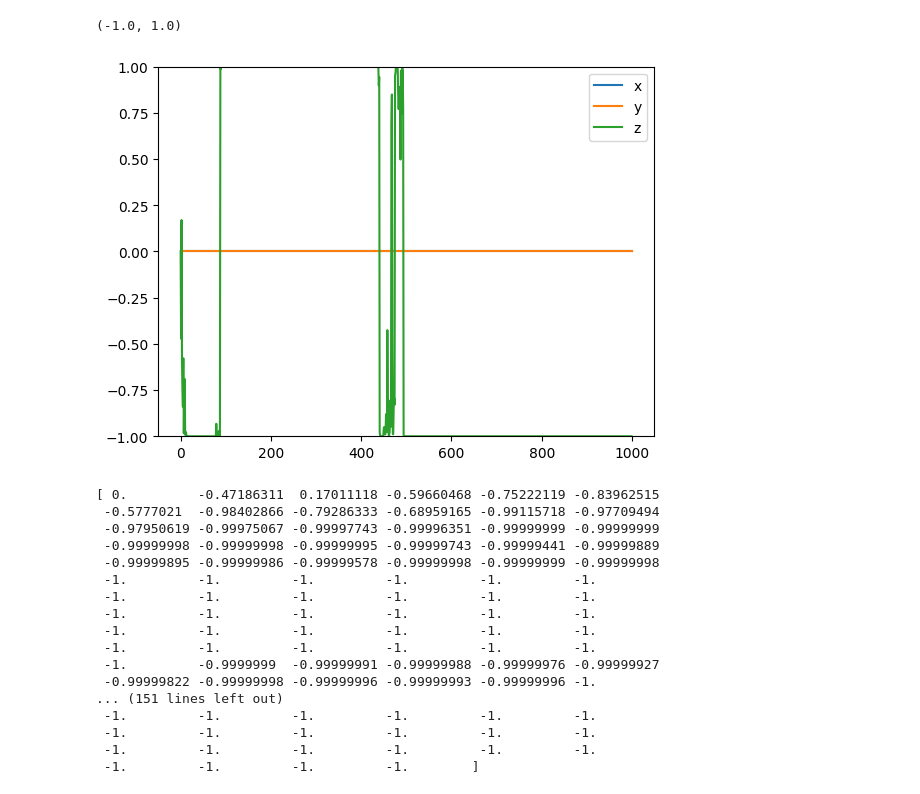
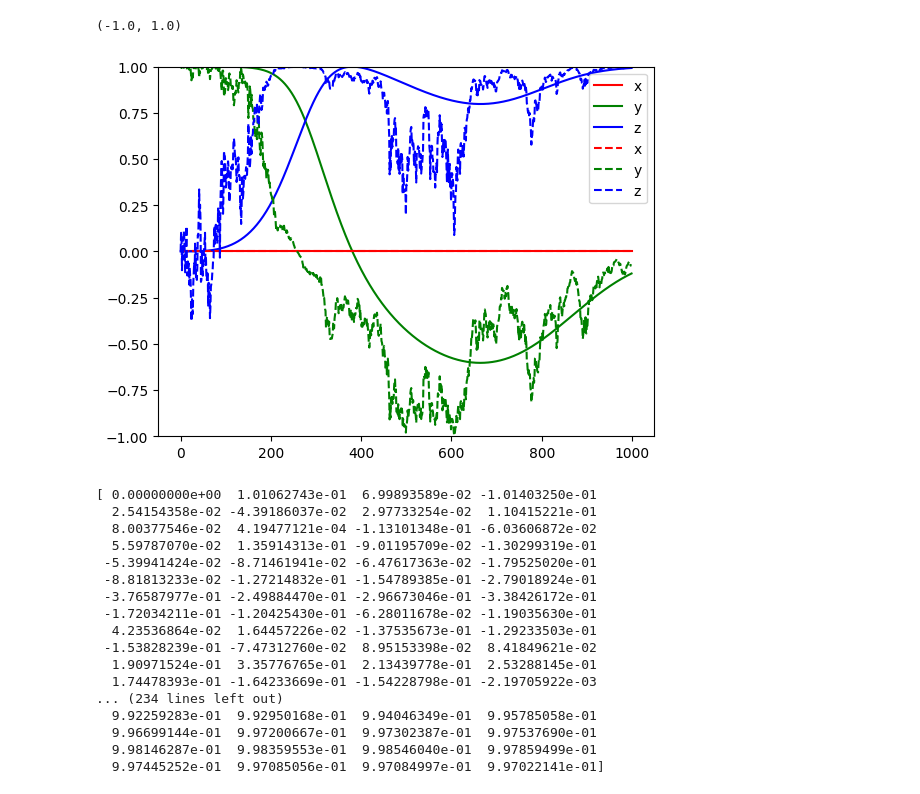
Before and after one commit to jcsteinmetz/quantum-trajectories, a Jupyter notebook: notebooks/single_trajectory.ipynb, the cells around one changed output. Cells and saved outputs as stored; diff of their text form; code cells hidden in the pictures.

Commit message:
reset qubit

```diff
--- a/notebooks/single_trajectory.ipynb
+++ b/notebooks/single_trajectory.ipynb
@@ -8,40 +8,44 @@ from matplotlib import pyplot as plt
 from sqt.qubit import Qubit
 from sqt.drive import Rabi, Measurement
 # %%
-rabi_drive = Rabi(rotation_axis = [1,0,0], rotation_angle = np.pi, time_start = 0, time_end = 200)
-measurement_drive = Measurement(measurement_axis = [0,0,1], tau = 1000)
-measurement_drive_x = Measurement(measurement_axis = [1,0,0], tau = 1000)
+rabi_drive = Rabi(rotation_axis = [1,0,0], rotation_angle = np.pi, time_start = 0, time_end = 1000)
+measurement_drive = Measurement(measurement_axis = [0,0,1], tau = 100)
 
-qubit = Qubit([0,0,0])
-qubit.set_drives([measurement_drive])
+qubit = Qubit([0,1,0])
+qubit.set_drives([rabi_drive, measurement_drive])
 
-time, traj_data = qubit.trajectory(time_start = 0, time_end = 1000, dt = 1, stochastic = True)
+time, ens_avg_data = qubit.trajectory(time_start = 0, time_end = 1000, dt = 1, stochastic = False)
+_, traj_data = qubit.trajectory(time_start = 0, time_end = 1000, dt = 1)
 # %%
-plt.plot(time, traj_data[0], label='x')
-plt.plot(time, traj_data[1], label='y')
-plt.plot(time, traj_data[2], label='z')
+plt.plot(time, ens_avg_data[0], 'r', label='x')
+plt.plot(time, ens_avg_data[1], 'g', label='y')
+plt.plot(time, ens_avg_data[2], 'b', label='z')
+
+plt.plot(time, traj_data[0], 'r--', label='x')
+plt.plot(time, traj_data[1], 'g--', label='y')
+plt.plot(time, traj_data[2], 'b--', label='z')
 plt.legend()
 plt.ylim([-1,1])
 # %% [output]
 (-1.0, 1.0)
-[figure, old version]
+[figure, new version]
 # %%
 print(traj_data[2])
 # %% [output]
-[ 0.         -0.47186311  0.17011118 -0.59660468 -0.75222119 -0.83962515
- -0.5777021  -0.98402866 -0.79286333 -0.68959165 -0.99115718 -0.97709494
- -0.97950619 -0.99975067 -0.99997743 -0.99996351 -0.99999999 -0.99999999
- -0.99999998 -0.99999998 -0.99999995 -0.99999743 -0.99999441 -0.99999889
- -0.99999895 -0.99999986 -0.99999578 -0.99999998 -0.99999999 -0.99999998
- -1.         -1.         -1.         -1.         -1.         -1.
- -1.         -1.         -1.         -1.         -1.         -1.
- -1.         -1.         -1.         -1.         -1.         -1.
- -1.         -1.         -1.         -1.         -1.         -1.
- -1.         -1.         -1.         -1.         -1.         -1.
- -1.         -0.9999999  -0.99999991 -0.99999988 -0.99999976 -0.99999927
- -0.99999822 -0.99999998 -0.99999996 -0.99999993 -0.99999996 -1.
-... (151 lines left out)
- -1.         -1.         -1.         -1.         -1.         -1.
- -1.         -1.         -1.         -1.         -1.         -1.
- -1.         -1.         -1.         -1.         -1.         -1.
- -1.         -1.         -1.         -1.        ]
+[ 0.00000000e+00  1.01062743e-01  6.99893589e-02 -1.01403250e-01
+  2.54154358e-02 -4.39186037e-02  2.97733254e-02  1.10415221e-01
+  8.00377546e-02  4.19477121e-04 -1.13101348e-01 -6.03606872e-02
+  5.59787070e-02  1.35914313e-01 -9.01195709e-02 -1.30299319e-01
+ -5.39941424e-02 -8.71461941e-02 -6.47617363e-02 -1.79525020e-01
+ -8.81813233e-02 -1.27214832e-01 -1.54789385e-01 -2.79018924e-01
+ -3.76587977e-01 -2.49884470e-01 -2.96673046e-01 -3.38426172e-01
+ -1.72034211e-01 -1.20425430e-01 -6.28011678e-02 -1.19035630e-01
+  4.23536864e-02  1.64457226e-02 -1.37535673e-01 -1.29233503e-01
+ -1.53828239e-01 -7.47312760e-02  8.95153398e-02  8.41849621e-02
+  1.90971524e-01  3.35776765e-01  2.13439778e-01  2.53288145e-01
+  1.74478393e-01 -1.64233669e-01 -1.54228798e-01 -2.19705922e-03
+... (234 lines left out)
+  9.92259283e-01  9.92950168e-01  9.94046349e-01  9.95785058e-01
+  9.96699144e-01  9.97200667e-01  9.97302387e-01  9.97537690e-01
+  9.98146287e-01  9.98359553e-01  9.98546040e-01  9.97859499e-01
+  9.97445252e-01  9.97085056e-01  9.97084997e-01  9.97022141e-01]
```
Also changed, not shown: 1 other file.
